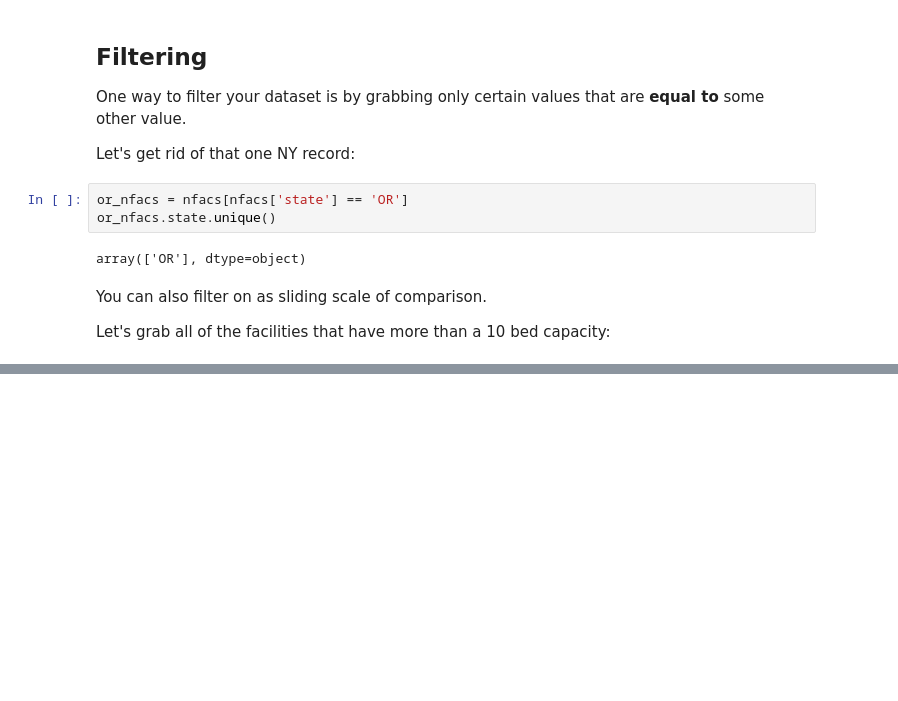
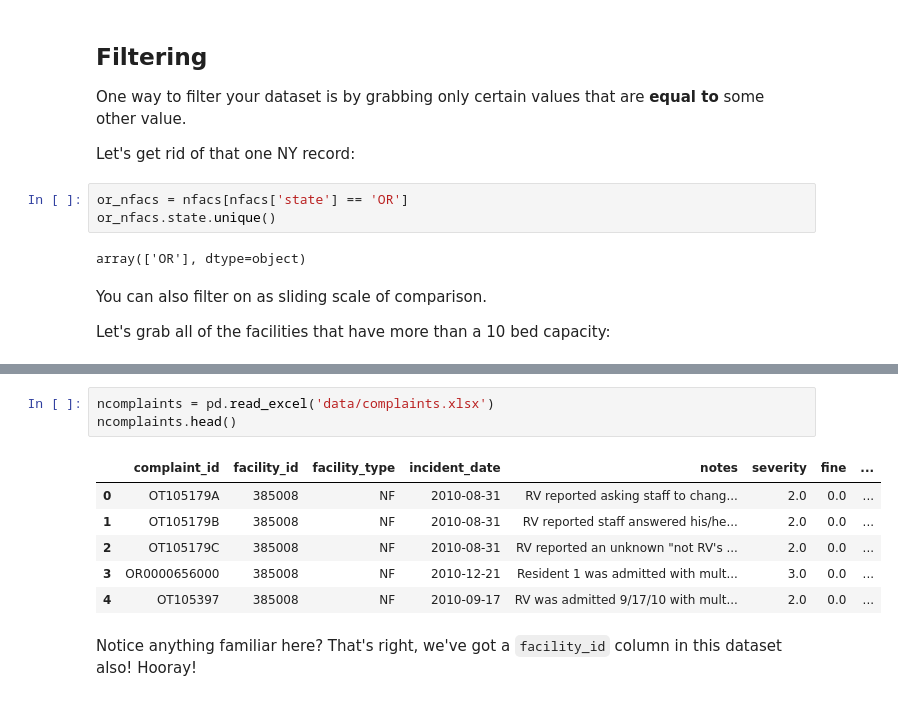
Before and after one commit to wcraft/nicar-2019, a Jupyter notebook: pandas.ipynb, the cells around one changed output, grey strips where cells are left out. Cells and saved outputs as stored; diff of their text form; blank space fills up the shorter version.

```diff
--- a/pandas.ipynb
+++ b/pandas.ipynb
@@ -244,0 +257,12 @@ large_nfacs = nfacs[n]
+# %%
+ncomplaints = pd.read_excel('data/complaints.xlsx')
+ncomplaints.head()
+# %% [output]
+|  | complaint_id | facility_id | facility_type | incident_date | notes | severity | fine | ... |
+| 0 | OT105179A | 385008 | NF | 2010-08-31 | RV reported asking staff to chang... | 2.0 | 0.0 | ... |
+| 1 | OT105179B | 385008 | NF | 2010-08-31 | RV reported staff answered his/he... | 2.0 | 0.0 | ... |
+| 2 | OT105179C | 385008 | NF | 2010-08-31 | RV reported an unknown "not RV's ... | 2.0 | 0.0 | ... |
+| 3 | OR0000656000 | 385008 | NF | 2010-12-21 | Resident 1 was admitted with mult... | 3.0 | 0.0 | ... |
+| 4 | OT105397 | 385008 | NF | 2010-09-17 | RV was admitted 9/17/10 with mult... | 2.0 | 0.0 | ... |
+# %% [markdown]
+Notice anything familiar here? That's right, we've got a `facility_id` column in this dataset also! Hooray!
```
Also changed, not shown: parts of 4 cells of this notebook, 2 other files.
